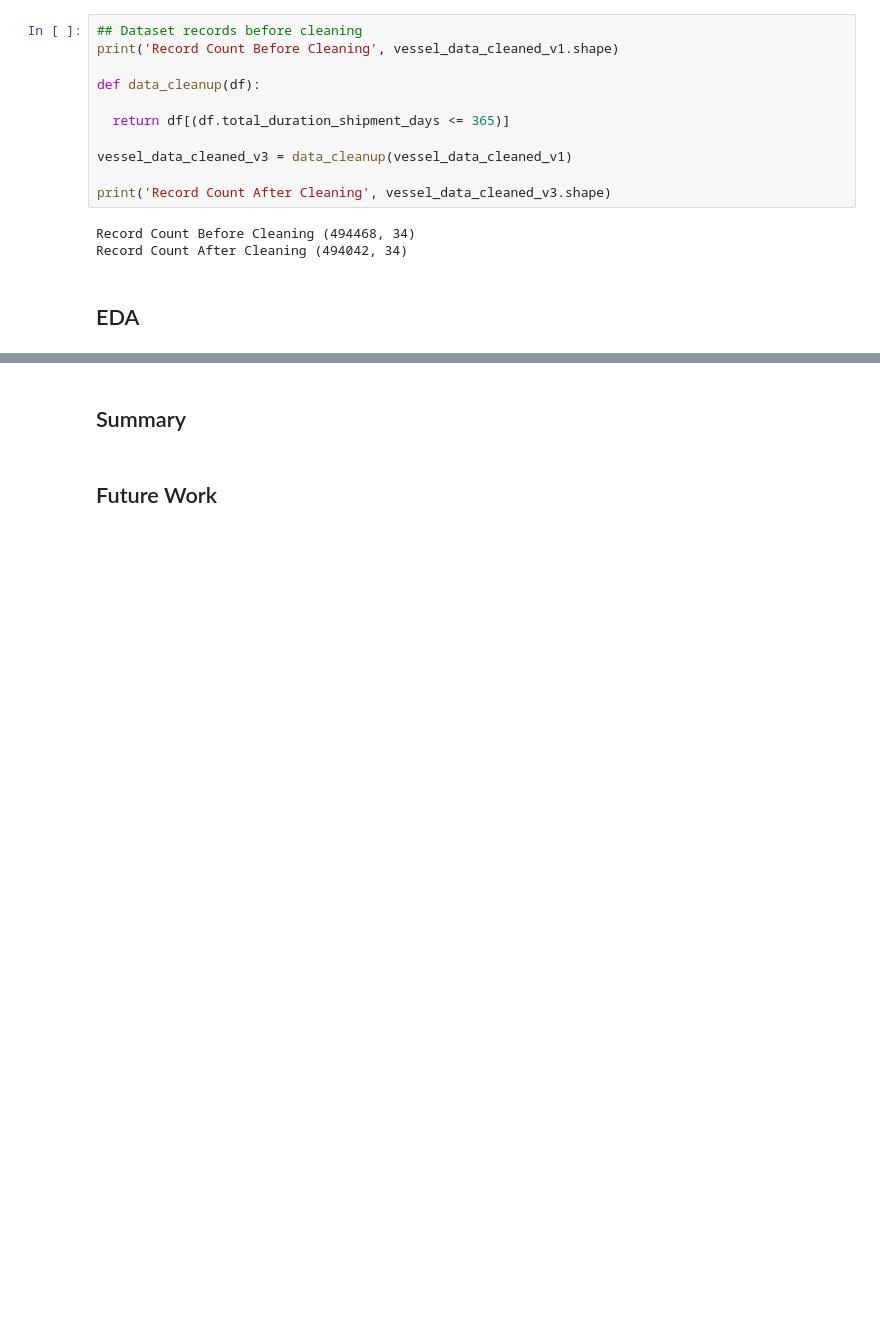
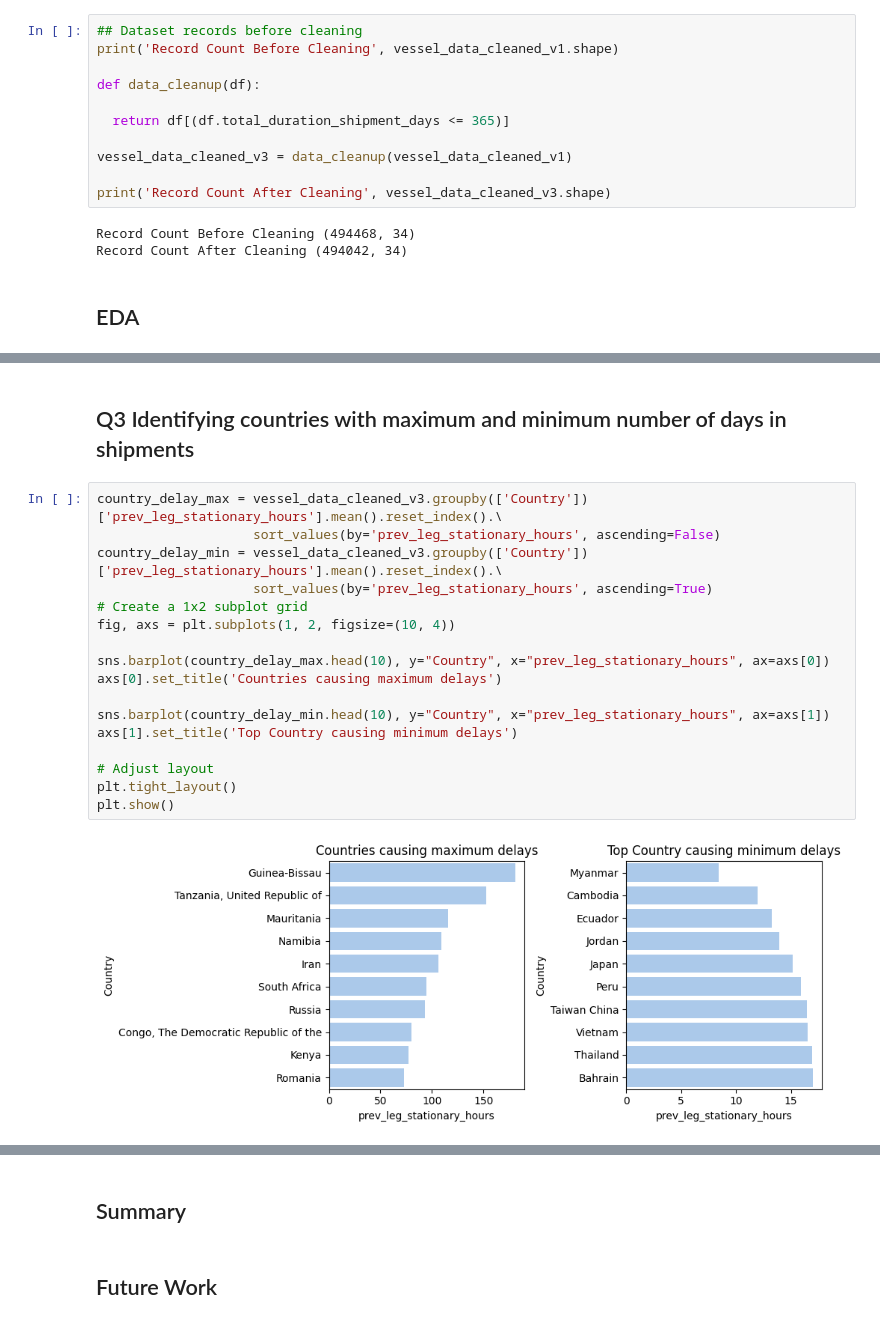
Before and after one commit to hargurjeet/Maersk, a Jupyter notebook: Solution_Notebook.ipynb, the cells around one changed output, grey strips where cells are left out. Saved outputs shown, nothing was run; the diff lists cells and outputs as text; blank space fills up the shorter version.

```diff
--- a/Solution_Notebook.ipynb
+++ b/Solution_Notebook.ipynb
@@ -501,0 +460,21 @@ vessel_data_cleaned_v3[['Port','Terminal']].drop_duplicates().groupby(['Port'])[
+# %% [markdown]
+## Q3 Identifying countries with maximum and minimum number of days in shipments
+# %%
+country_delay_max = vessel_data_cleaned_v3.groupby(['Country'])['prev_leg_stationary_hours'].mean().reset_index().\
+                    sort_values(by='prev_leg_stationary_hours', ascending=False)
+country_delay_min = vessel_data_cleaned_v3.groupby(['Country'])['prev_leg_stationary_hours'].mean().reset_index().\
+                    sort_values(by='prev_leg_stationary_hours', ascending=True)
+# Create a 1x2 subplot grid
+fig, axs = plt.subplots(1, 2, figsize=(10, 4))
+
+sns.barplot(country_delay_max.head(10), y="Country", x="prev_leg_stationary_hours", ax=axs[0])
+axs[0].set_title('Countries causing maximum delays')
+
+sns.barplot(country_delay_min.head(10), y="Country", x="prev_leg_stationary_hours", ax=axs[1])
+axs[1].set_title('Top Country causing minimum delays')
+
+# Adjust layout
+plt.tight_layout()
+plt.show()
+# %% [output]
+[figure, added]
```
Also changed, not shown: parts of 19 cells of this notebook.
